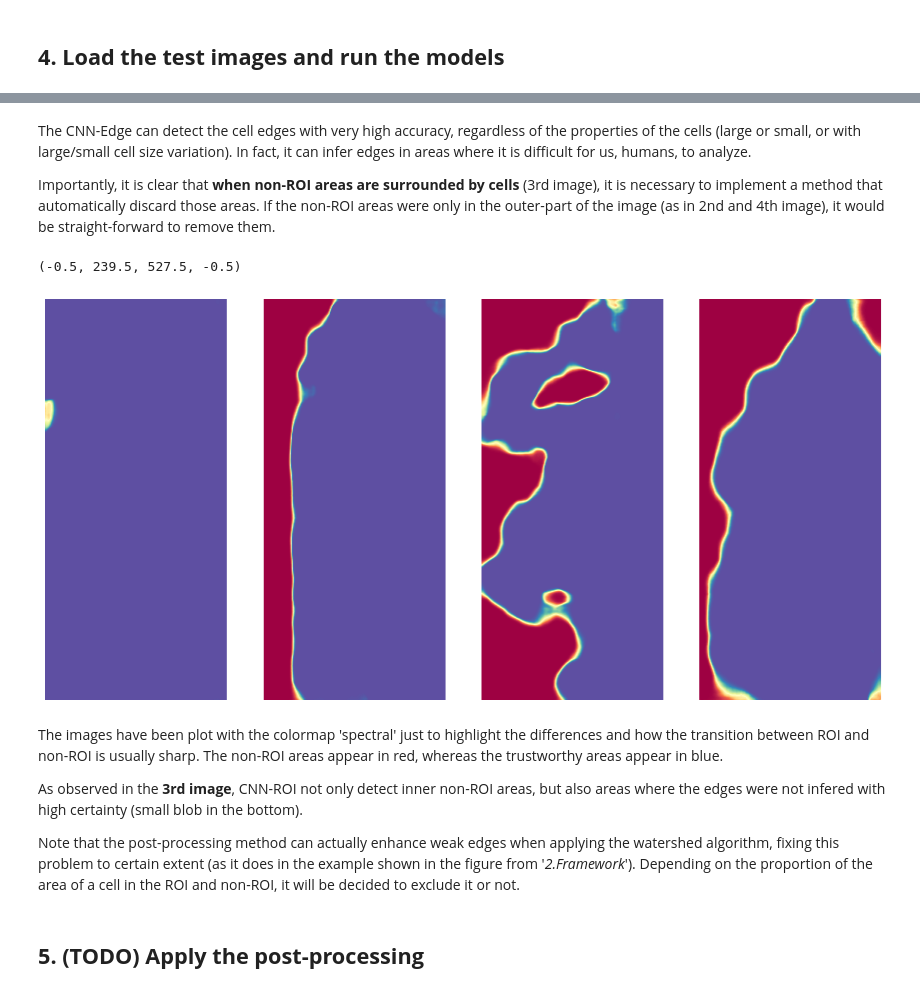
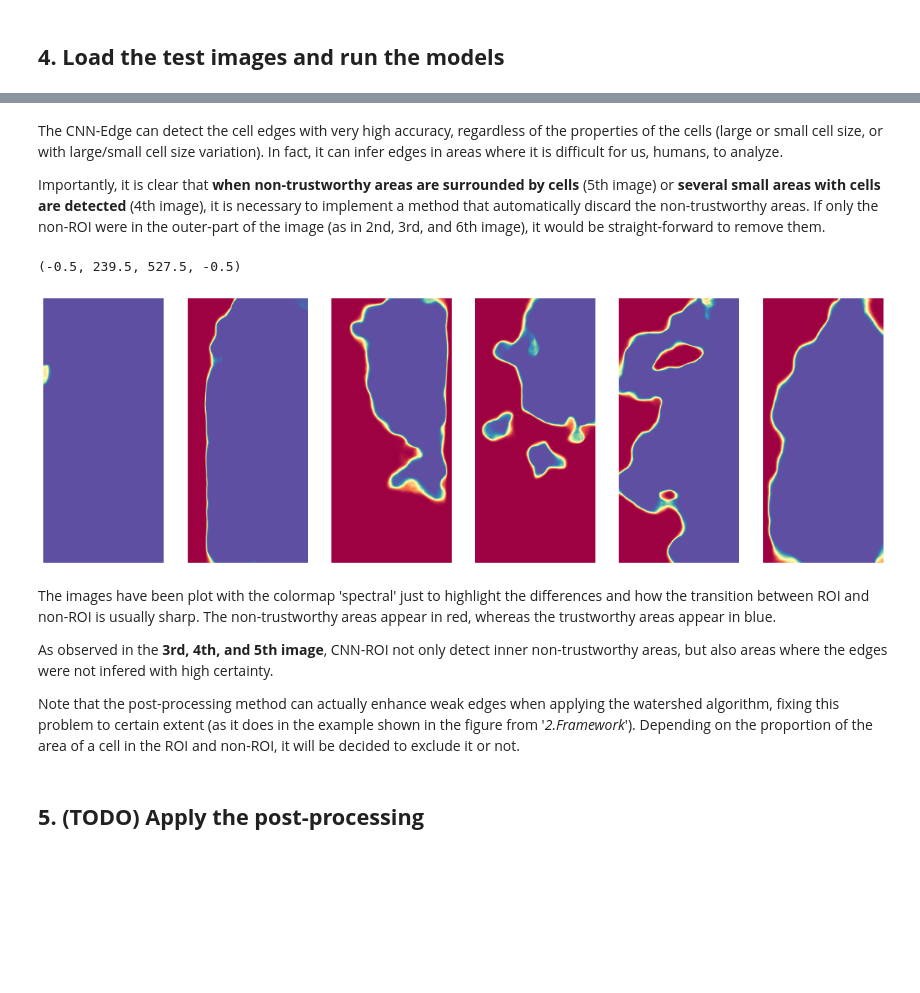
Before and after one commit to jpviguerasguillen/corneal_endothelium_TVST, a Jupyter notebook: TVST_paper_testing.ipynb, the cells around one changed output, grey strips where cells are left out. Cells and saved outputs as stored; diff of their text form; code cells hidden in the pictures; blank space fills up the shorter version.

```diff
--- a/TVST_paper_testing.ipynb
+++ b/TVST_paper_testing.ipynb
@@ -374,18 +370,12 @@ edge_image = np.reshape(edge_image, (intn_image.shape[0],
 
 
 # Plot the examples
-f = plt.figure(figsize=(15,50))
-ax1 = f.add_subplot(141)
-ax2 = f.add_subplot(142)
-ax3 = f.add_subplot(143)
-ax4 = f.add_subplot(144)
-ax1.imshow(edge_image[0], cmap="gray", vmin=0, vmax=1)
-ax1.axis('off')
-ax2.imshow(edge_image[1], cmap="gray", vmin=0, vmax=1)
-ax2.axis('off')
-ax3.imshow(edge_image[2], cmap="gray", vmin=0, vmax=1)
-ax3.axis('off')
-ax4.imshow(edge_image[3], cmap="gray", vmin=0, vmax=1)
-ax4.axis('off')
+fig, ((ax1, ax2, ax3, ax4, ax5, ax6)) = plt.subplots(1, 6, figsize=(20,50))
+ax1.imshow(edge_image[0], cmap="gray", vmin=0, vmax=1); ax1.axis('off')
+ax2.imshow(edge_image[1], cmap="gray", vmin=0, vmax=1); ax2.axis('off')
+ax3.imshow(edge_image[2], cmap="gray", vmin=0, vmax=1); ax3.axis('off')
+ax4.imshow(edge_image[3], cmap="gray", vmin=0, vmax=1); ax4.axis('off')
+ax5.imshow(edge_image[4], cmap="gray", vmin=0, vmax=1); ax5.axis('off')
+ax6.imshow(edge_image[5], cmap="gray", vmin=0, vmax=1); ax6.axis('off')
 # %% [output]
 (-0.5, 239.5, 527.5, -0.5)
@@ -393,40 +383,34 @@ ax4.axis('off')
 # %% [markdown]
-The CNN-Edge can detect the cell edges with very high accuracy, regardless of the properties of the cells (large or small, or with large/small cell size variation). In fact, it can infer edges in areas where it is difficult for us, humans, to analyze.
+The CNN-Edge can detect the cell edges with very high accuracy, regardless of the properties of the cells (large or small cell size, or with large/small cell size variation). In fact, it can infer edges in areas where it is difficult for us, humans, to analyze.
 
-Importantly, it is clear that **when non-ROI areas are surrounded by cells** (3rd image), it is necessary to implement a method that automatically discard those areas. If the non-ROI areas were only in the outer-part of the image (as in 2nd and 4th image), it would be straight-forward to remove them.
+Importantly, it is clear that **when non-trustworthy areas are surrounded by cells** (5th image) or **several small areas with cells are detected** (4th image), it is necessary to implement a method that automatically discard the non-trustworthy areas. If only the non-ROI were in the outer-part of the image (as in 2nd, 3rd, and 6th image), it would be straight-forward to remove them.
 # %%
 # Run the CNN-ROI
 roi_input = edge_image[:,:,:,np.newaxis]   # Prepare image for input
 
 roi_image = model_roi.predict_on_batch(roi_input)
 roi_image = roi_image[:,:,1]
 roi_image = np.reshape(roi_image, (roi_input.shape[0],
                                    args.image_shape[0],
                                    args.image_shape[1]))
 
 
 
 # Plot the CNN-Edge output (plot in two ways to highlight the differences)
-f = plt.figure(figsize=(15,50))
-ax1 = f.add_subplot(141)
-ax2 = f.add_subplot(142)
-ax3 = f.add_subplot(143)
-ax4 = f.add_subplot(144)
-ax1.imshow(roi_image[0], cmap="Spectral", vmin=0, vmax=1)
-ax1.axis('off')
-ax2.imshow(roi_image[1], cmap="Spectral", vmin=0, vmax=1)
-ax2.axis('off')
-ax3.imshow(roi_image[2], cmap="Spectral", vmin=0, vmax=1)
-ax3.axis('off')
-ax4.imshow(roi_image[3], cmap="Spectral", vmin=0, vmax=1)
-ax4.axis('off')
+fig, ((ax1, ax2, ax3, ax4, ax5, ax6)) = plt.subplots(1, 6, figsize=(20,50))
+ax1.imshow(roi_image[0], cmap="Spectral", vmin=0, vmax=1); ax1.axis('off')
+ax2.imshow(roi_image[1], cmap="Spectral", vmin=0, vmax=1); ax2.axis('off')
+ax3.imshow(roi_image[2], cmap="Spectral", vmin=0, vmax=1); ax3.axis('off')
+ax4.imshow(roi_image[3], cmap="Spectral", vmin=0, vmax=1); ax4.axis('off')
+ax5.imshow(roi_image[4], cmap="Spectral", vmin=0, vmax=1); ax5.axis('off')
+ax6.imshow(roi_image[5], cmap="Spectral", vmin=0, vmax=1); ax6.axis('off')
 # %% [output]
 (-0.5, 239.5, 527.5, -0.5)
-[figure, old version]
+[figure, new version]
 # %% [markdown]
-The images have been plot with the colormap 'spectral' just to highlight the differences and how the transition between ROI and non-ROI is usually sharp. The non-ROI areas appear in red, whereas the trustworthy areas appear in blue.
+The images have been plot with the colormap 'spectral' just to highlight the differences and how the transition between ROI and non-ROI is usually sharp. The non-trustworthy areas appear in red, whereas the trustworthy areas appear in blue.
 
-As observed in the **3rd image**, CNN-ROI not only detect inner non-ROI areas, but also areas where the edges were not infered with high certainty (small blob in the bottom).
+As observed in the **3rd, 4th, and 5th image**, CNN-ROI not only detect inner non-trustworthy areas, but also areas where the edges were not infered with high certainty.
 
 Note that the post-processing method can actually enhance weak edges when applying the watershed algorithm, fixing this problem to certain extent (as it does in the example shown in the figure from '*2.Framework*'). Depending on the proportion of the area of a cell in the ROI and non-ROI, it will be decided to exclude it or not.
 # %% [markdown]
```
Also changed, not shown: parts of 5 cells of this notebook.
